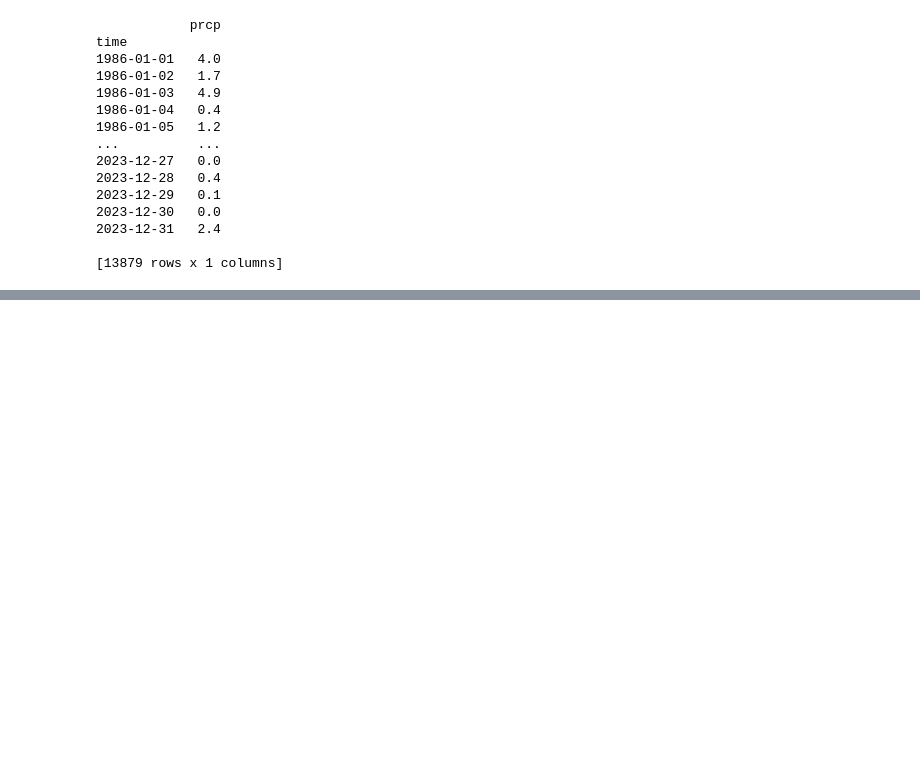
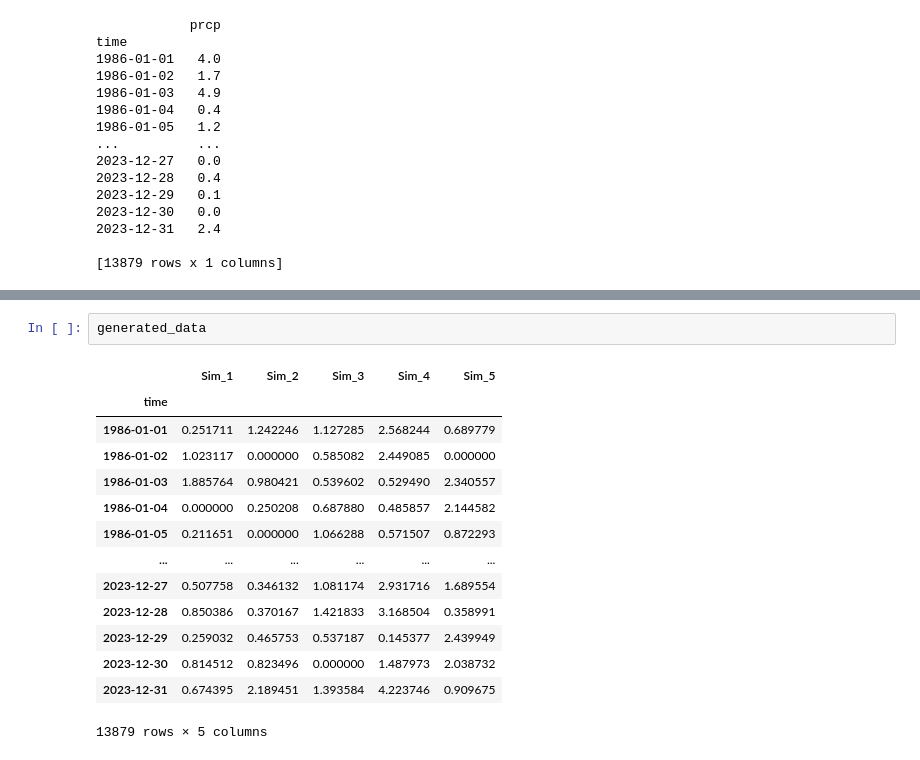
Before and after one commit to CooperBigFoot/gratis-precip, a Jupyter notebook: examples/example.ipynb, the cells around one changed output, grey strips where cells are left out. Drawn from its saved outputs; the diff is of its cells as text; blank space fills up the shorter version.

```diff
--- a/examples/example.ipynb
+++ b/examples/example.ipynb
@@ -345,0 +318,17 @@ plot_multiple_time_series(
+# %%
+generated_data
+# %% [output]
+|  | Sim_1 | Sim_2 | Sim_3 | Sim_4 | Sim_5 |
+| time |  |  |  |  |  |
+| 1986-01-01 | 0.251711 | 1.242246 | 1.127285 | 2.568244 | 0.689779 |
+| 1986-01-02 | 1.023117 | 0.000000 | 0.585082 | 2.449085 | 0.000000 |
+| 1986-01-03 | 1.885764 | 0.980421 | 0.539602 | 0.529490 | 2.340557 |
+| 1986-01-04 | 0.000000 | 0.250208 | 0.687880 | 0.485857 | 2.144582 |
+| 1986-01-05 | 0.211651 | 0.000000 | 1.066288 | 0.571507 | 0.872293 |
+| ... | ... | ... | ... | ... | ... |
+| 2023-12-27 | 0.507758 | 0.346132 | 1.081174 | 2.931716 | 1.689554 |
+| 2023-12-28 | 0.850386 | 0.370167 | 1.421833 | 3.168504 | 0.358991 |
+| 2023-12-29 | 0.259032 | 0.465753 | 0.537187 | 0.145377 | 2.439949 |
+| 2023-12-30 | 0.814512 | 0.823496 | 0.000000 | 1.487973 | 2.038732 |
+| 2023-12-31 | 0.674395 | 2.189451 | 1.393584 | 4.223746 | 0.909675 |
+13879 rows × 5 columns
```
Also changed, not shown: parts of 7 cells of this notebook, 3 other files.
